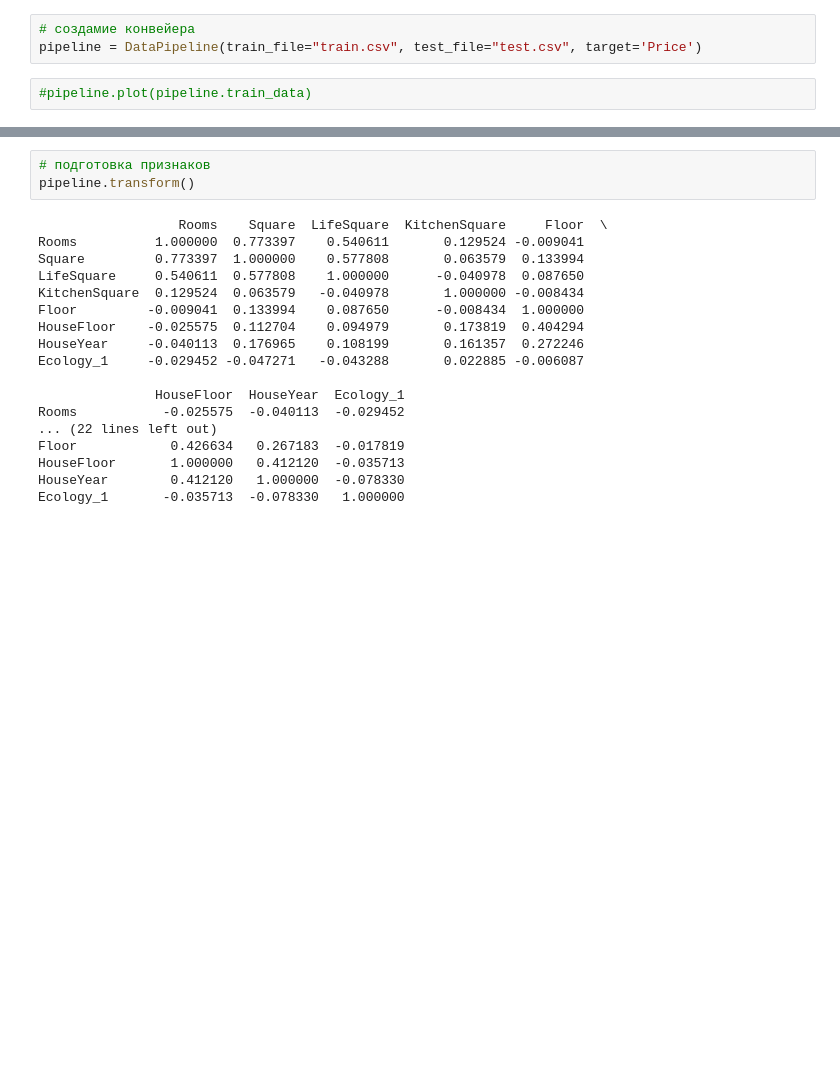
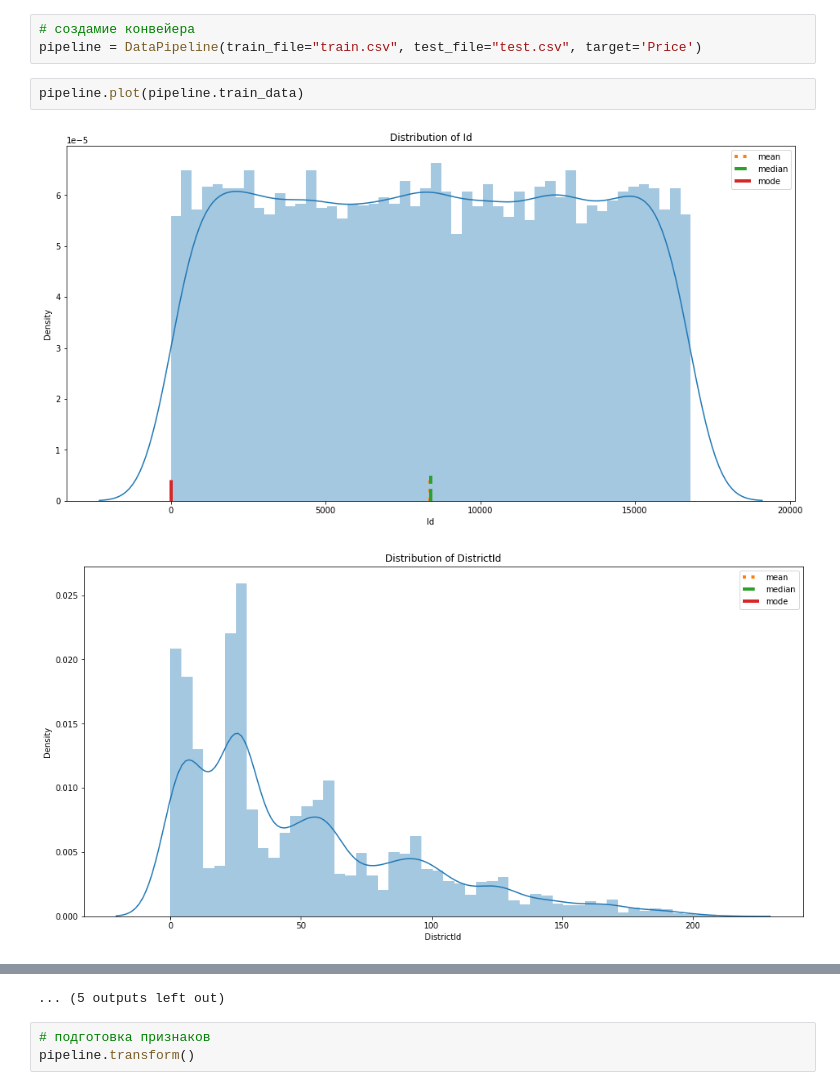
Before and after one commit to BlackStoneShadow/Python, a Jupyter notebook: MLearning/DSLibraries/Summary/Task1.ipynb, the cells around one changed output, grey strips where cells are left out. Saved outputs shown, nothing was run; the diff lists cells and outputs as text; blank space fills up the shorter version.

```diff
--- a/MLearning/DSLibraries/Summary/Task1.ipynb
+++ b/MLearning/DSLibraries/Summary/Task1.ipynb
@@ -276,4 +324,7 @@ class DataPipeline:
 # создамие конвейера
 pipeline = DataPipeline(train_file="train.csv", test_file="test.csv", target='Price')
 # %%
-#pipeline.plot(pipeline.train_data)
+pipeline.plot(pipeline.train_data)
+# %% [output]
+[figure, added]
+[figure, added]
@@ -280,24 +341,7 @@ pipeline = DataPipeline(train_file="train.csv", test_file="test.csv", target='Pr
+... (5 outputs left out)
-# %%
-# подготовка признаков
-pipeline.transform()
-# %% [output]
-                  Rooms    Square  LifeSquare  KitchenSquare     Floor  \
-Rooms          1.000000  0.773397    0.540611       0.129524 -0.009041
-Square         0.773397  1.000000    0.577808       0.063579  0.133994
-LifeSquare     0.540611  0.577808    1.000000      -0.040978  0.087650
-KitchenSquare  0.129524  0.063579   -0.040978       1.000000 -0.008434
-Floor         -0.009041  0.133994    0.087650      -0.008434  1.000000
-HouseFloor    -0.025575  0.112704    0.094979       0.173819  0.404294
-HouseYear     -0.040113  0.176965    0.108199       0.161357  0.272246
-Ecology_1     -0.029452 -0.047271   -0.043288       0.022885 -0.006087
-
-               HouseFloor  HouseYear  Ecology_1
-Rooms           -0.025575  -0.040113  -0.029452
-... (22 lines left out)
-Floor            0.426634   0.267183  -0.017819
-HouseFloor       1.000000   0.412120  -0.035713
-HouseYear        0.412120   1.000000  -0.078330
-Ecology_1       -0.035713  -0.078330   1.000000
+# %%
+# подготовка признаков
+pipeline.transform()
 # %%
 plt.figure(figsize = (16, 8))
 # распределение количественных признаков в исходных данных и осноные статистические данные в них
```
Also changed, not shown: parts of 10 cells of this notebook, 1 other file.
